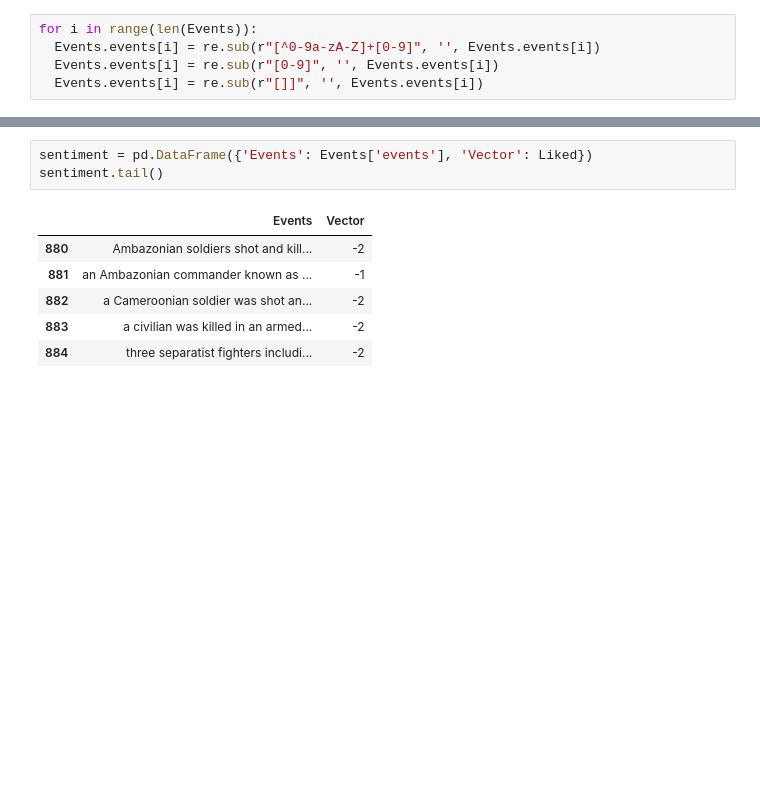
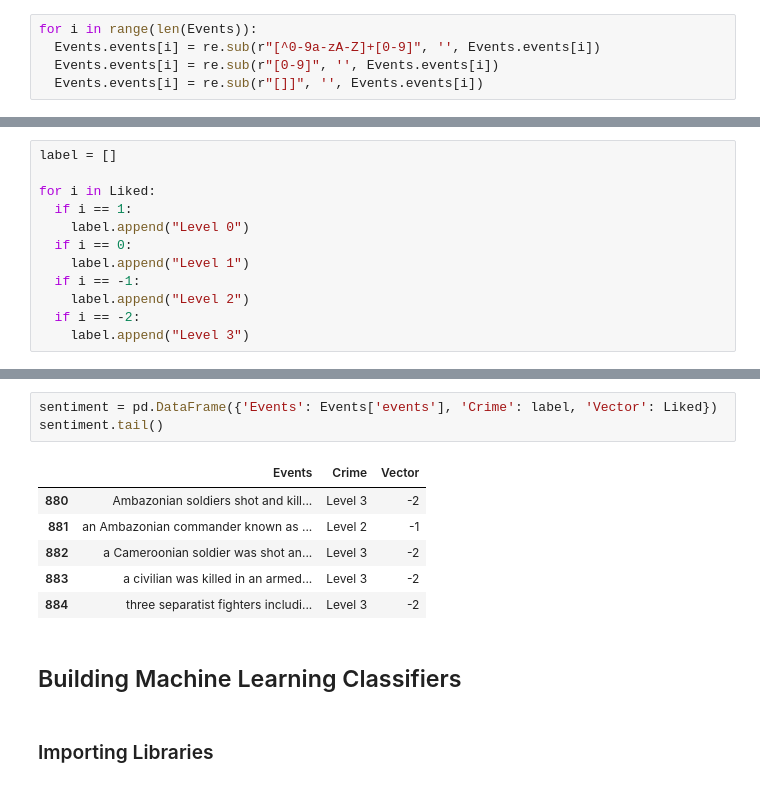
Before and after one commit to Utpal-Mishra/Omdena-Cameroon-Chapter-2022, a Jupyter notebook: OmdenaCameroonChapter2022.ipynb, the cells around one changed output, grey strips where cells are left out. Saved outputs shown, nothing was run; the diff lists cells and outputs as text; blank space fills up the shorter version.

```diff
--- a/OmdenaCameroonChapter2022.ipynb
+++ b/OmdenaCameroonChapter2022.ipynb
@@ -1377,6 +1374,18 @@ for i in range(len(Liked)):
 print(Liked)
 # %% [output]
 [-2, -2, -2, 0, -2, -2, -2, -2, -2, 0, -2, -2, -2, -2, -2, -1, -1, -1, -2, -2, -2, -2, -2, 0, -2, -2, -2, -2, -2, -2, -2, -2, -2, -2, -2, -2, 0, -2, -2, -2, -2, -2, -2, 0, -2, -2, -2, -2, -2, -1, -2,  ...
+# %%
+label = []
+
+for i in Liked:
+  if i == 1:
+    label.append("Level 0")
+  if i == 0:
+    label.append("Level 1")
+  if i == -1:
+    label.append("Level 2")
+  if i == -2:
+    label.append("Level 3")
 # %%
 #for i in range(len(Events)):
 #  if TextBlob(Events['events'][i]).polarity == 0.325:
@@ -1388,10 +1394,14 @@ Sentiment: 0.325
 # %%
-sentiment = pd.DataFrame({'Events': Events['events'], 'Vector': Liked})
+sentiment = pd.DataFrame({'Events': Events['events'], 'Crime': label, 'Vector': Liked})
 sentiment.tail()
 # %% [output]
-|  | Events | Vector |
-| 880 | Ambazonian soldiers shot and kill... | -2 |
-| 881 | an Ambazonian commander known as ... | -1 |
-| 882 | a Cameroonian soldier was shot an... | -2 |
-| 883 | a civilian was killed in an armed... | -2 |
-| 884 | three separatist fighters includi... | -2 |
+|  | Events | Crime | Vector |
+| 880 | Ambazonian soldiers shot and kill... | Level 3 | -2 |
+| 881 | an Ambazonian commander known as ... | Level 2 | -1 |
+| 882 | a Cameroonian soldier was shot an... | Level 3 | -2 |
+| 883 | a civilian was killed in an armed... | Level 3 | -2 |
+| 884 | three separatist fighters includi... | Level 3 | -2 |
+# %% [markdown]
+## Building Machine Learning Classifiers
+# %% [markdown]
+### Importing Libraries
```
Also changed, not shown: parts of 34 cells of this notebook.
